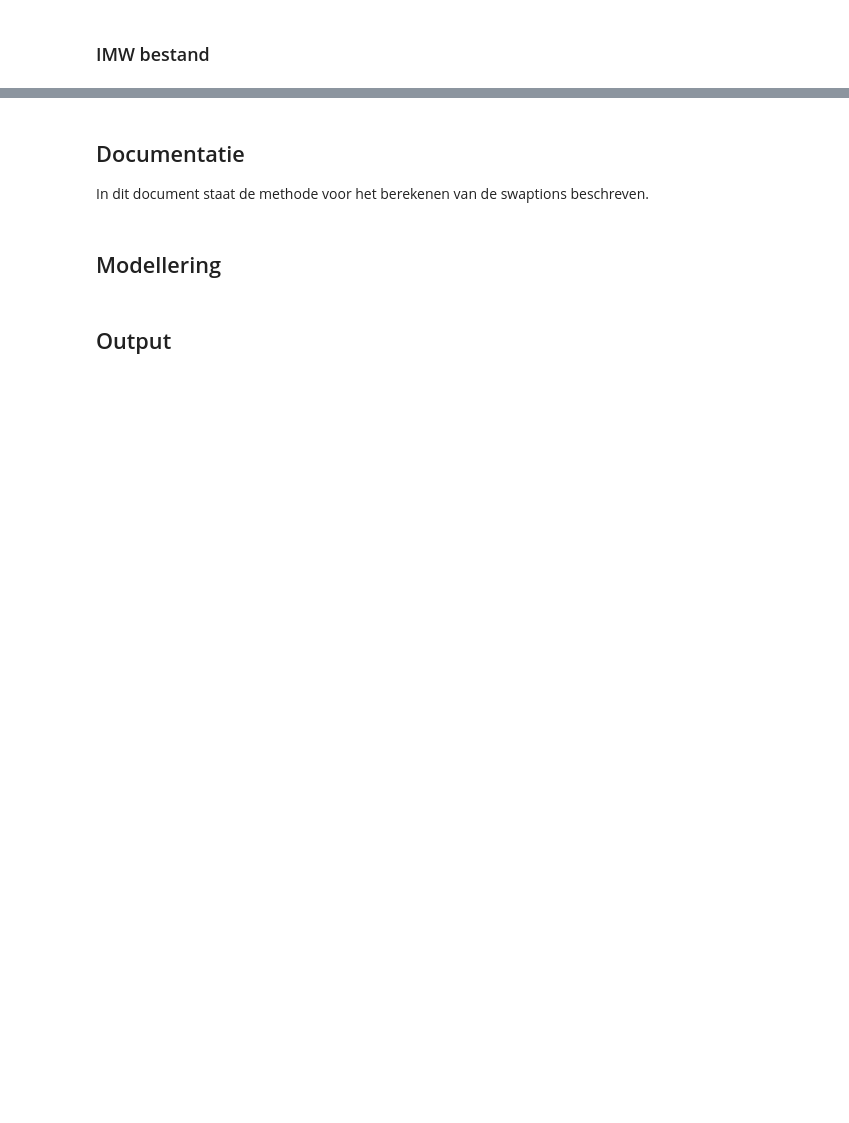
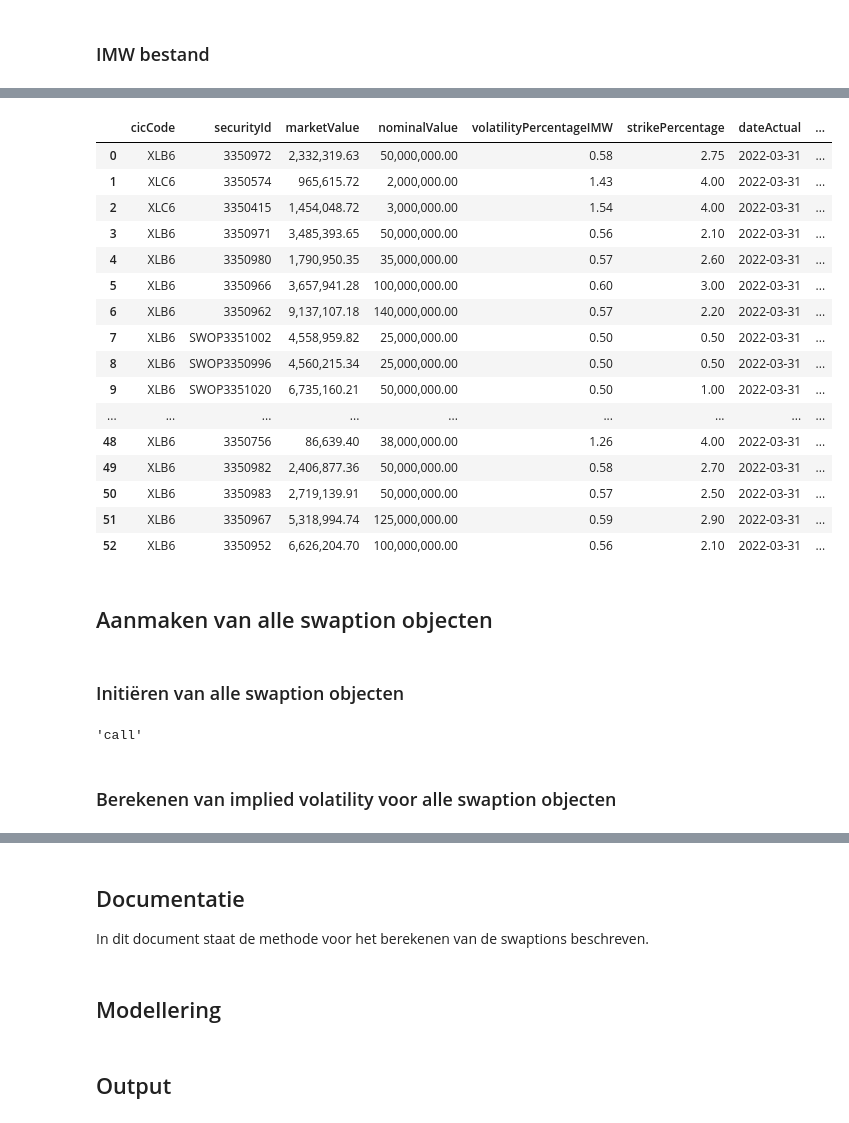
Before and after one commit to OscarDries/TRECS, a Jupyter notebook: swaption (IN PROGRESS)/Module swaption.ipynb, the cells around one changed output, grey strips where cells are left out. Saved outputs shown, nothing was run; the diff lists cells and outputs as text; code cells hidden in the pictures; blank space fills up the shorter version.

```diff
--- a/swaption (IN PROGRESS)/Module swaption.ipynb
+++ b/swaption (IN PROGRESS)/Module swaption.ipynb
@@ -100,0 +111,44 @@ df_imw
+# %%
+col_list = ['Reporting Date', 'Cic Id Ll', 'Market Value EUR LL', 'BalNomVal LT', 'Strike Price Laagste Level', 'Maturity Call LL', 'Maturity LL', 'Security Id Ll', 'Security Type Ll', 'Volatility dim']
+df_swaption = pd.read_csv(r"imwbestand/2022M03 Adjusted IMW Weekupdate 202205131221.csv", usecols = col_list, sep = ";", decimal = '.', encoding= 'unicode_escape', low_memory=False)
+# %%
+df_swaption = df_swaption.loc[df_swaption['Security Type Ll'] == 'SWAPTION']
+df_swaption = df_swaption.reset_index(drop=True)
+# %%
+df_swaption['dateActual'] = pd.to_datetime(df_swaption['Reporting Date'], format='%Y%m%d').dt.date
+df_swaption['dateSwapExpiry'] = pd.to_datetime(df_swaption['Maturity LL'], format='%Y%m%d').dt.date
+df_swaption['dateSwaptionExpiry'] = pd.to_datetime(df_swaption['Maturity Call LL'], format='%Y%m%d').dt.date
+df_swaption = df_swaption.drop(['Security Type Ll', 'Reporting Date', 'Maturity LL', 'Maturity Call LL'], axis = 1)
+# %%
+df_swaption.rename(columns = { \
+                              'Cic Id Ll':'cicCode', \
+                              'Security Id Ll':'securityId', \
+                              'Market Value EUR LL':'marketValue', \
+                              'BalNomVal LT':'nominalValue', \
+                              'Volatility dim':'volatilityPercentageIMW', \
+                              'Strike Price Laagste Level':'strikePercentage' \
+                             }, inplace = True)
+pd.options.display.float_format = '{:,.2f}'.format
+df_swaption
+# %% [output]
+|  | cicCode | securityId | marketValue | nominalValue | volatilityPercentageIMW | strikePercentage | dateActual | ... |
+| 0 | XLB6 | 3350972 | 2,332,319.63 | 50,000,000.00 | 0.58 | 2.75 | 2022-03-31 | ... |
+| 1 | XLC6 | 3350574 | 965,615.72 | 2,000,000.00 | 1.43 | 4.00 | 2022-03-31 | ... |
+| 2 | XLC6 | 3350415 | 1,454,048.72 | 3,000,000.00 | 1.54 | 4.00 | 2022-03-31 | ... |
+| 3 | XLB6 | 3350971 | 3,485,393.65 | 50,000,000.00 | 0.56 | 2.10 | 2022-03-31 | ... |
+| 4 | XLB6 | 3350980 | 1,790,950.35 | 35,000,000.00 | 0.57 | 2.60 | 2022-03-31 | ... |
+| 5 | XLB6 | 3350966 | 3,657,941.28 | 100,000,000.00 | 0.60 | 3.00 | 2022-03-31 | ... |
+| 6 | XLB6 | 3350962 | 9,137,107.18 | 140,000,000.00 | 0.57 | 2.20 | 2022-03-31 | ... |
+| 7 | XLB6 | SWOP3351002 | 4,558,959.82 | 25,000,000.00 | 0.50 | 0.50 | 2022-03-31 | ... |
+| 8 | XLB6 | SWOP3350996 | 4,560,215.34 | 25,000,000.00 | 0.50 | 0.50 | 2022-03-31 | ... |
+| 9 | XLB6 | SWOP3351020 | 6,735,160.21 | 50,000,000.00 | 0.50 | 1.00 | 2022-03-31 | ... |
+| ... | ... | ... | ... | ... | ... | ... | ... | ... |
+| 48 | XLB6 | 3350756 | 86,639.40 | 38,000,000.00 | 1.26 | 4.00 | 2022-03-31 | ... |
+| 49 | XLB6 | 3350982 | 2,406,877.36 | 50,000,000.00 | 0.58 | 2.70 | 2022-03-31 | ... |
+| 50 | XLB6 | 3350983 | 2,719,139.91 | 50,000,000.00 | 0.57 | 2.50 | 2022-03-31 | ... |
+| 51 | XLB6 | 3350967 | 5,318,994.74 | 125,000,000.00 | 0.59 | 2.90 | 2022-03-31 | ... |
+| 52 | XLB6 | 3350952 | 6,626,204.70 | 100,000,000.00 | 0.56 | 2.10 | 2022-03-31 | ... |
+# %% [markdown]
+## Aanmaken van alle swaption objecten
+# %% [markdown]
+### Initiëren van alle swaption objecten
@@ -100,0 +160,6 @@ df_imw
+# %%
+swaptions[3].swaptionType
+# %% [output]
+'call'
+# %% [markdown]
+### Berekenen van implied volatility voor alle swaption objecten
```
Also changed, not shown: parts of 19 cells of this notebook, 2 other files.
